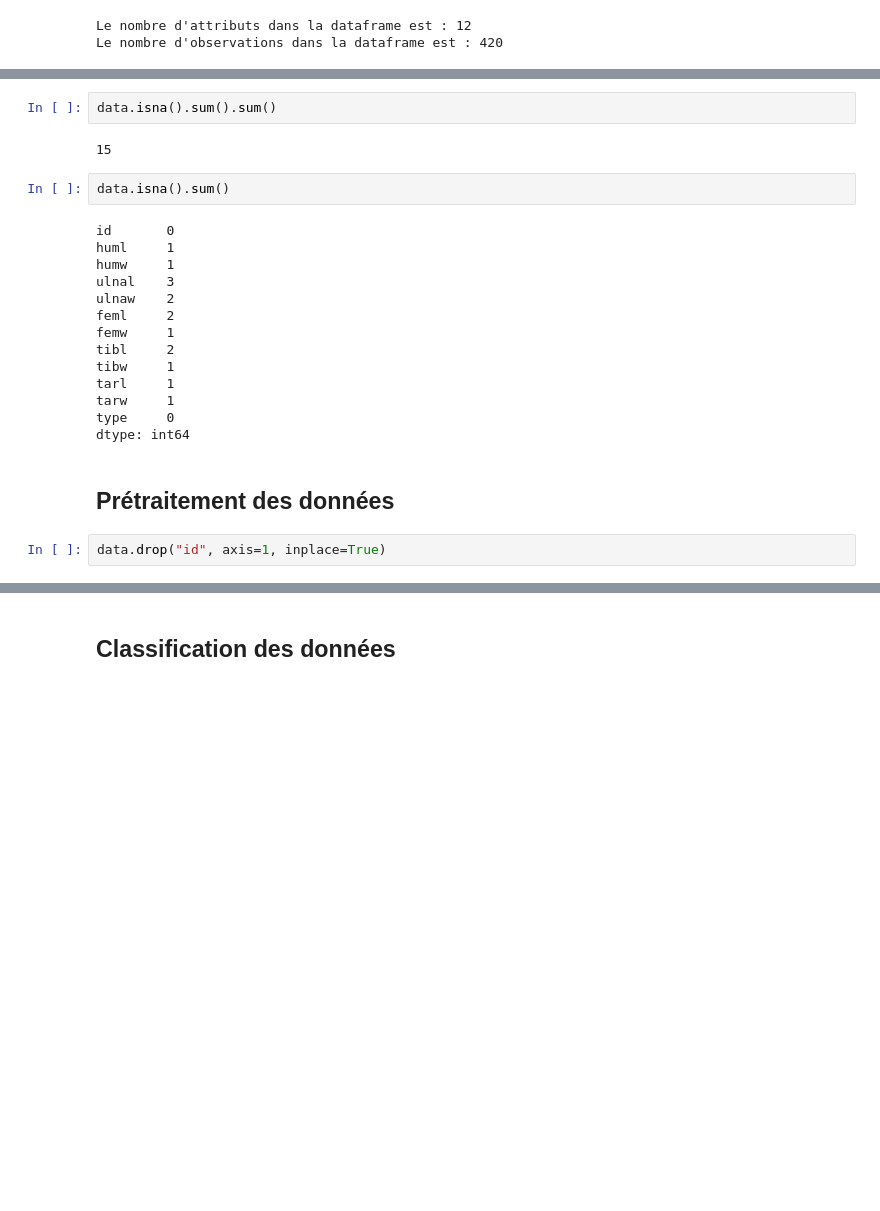
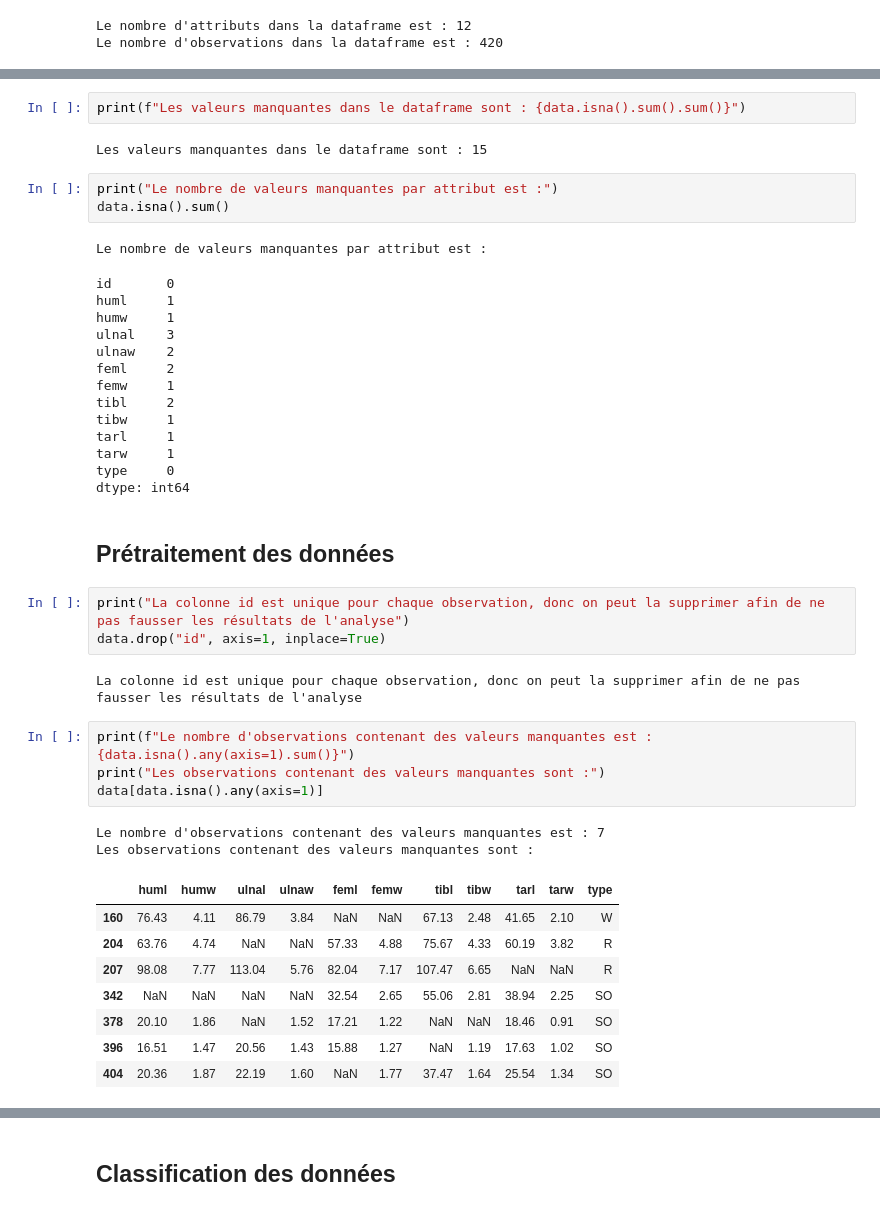
Before and after one commit to francois07/ift870-bird_bones, a Jupyter notebook: Groupe14_Projet.ipynb, the cells around one changed output, grey strips where cells are left out. Cells and saved outputs as stored; diff of their text form; blank space fills up the shorter version.

```diff
--- a/Groupe14_Projet.ipynb
+++ b/Groupe14_Projet.ipynb
@@ -74,25 +83,45 @@ data.drop("id",axis=1).duplicated().sum()
 # %%
-data.isna().sum().sum()
+print(f"Les valeurs manquantes dans le dataframe sont : {data.isna().sum().sum()}")
 # %% [output]
-15
+Les valeurs manquantes dans le dataframe sont : 15
 # %%
+print("Le nombre de valeurs manquantes par attribut est :")
 data.isna().sum()
 # %% [output]
-id       0
-huml     1
-humw     1
-ulnal    3
-ulnaw    2
-feml     2
-femw     1
-tibl     2
-tibw     1
-tarl     1
-tarw     1
-type     0
-dtype: int64
+Le nombre de valeurs manquantes par attribut est :
+id       0
+huml     1
+humw     1
+ulnal    3
+ulnaw    2
+feml     2
+femw     1
+tibl     2
+tibw     1
+tarl     1
+tarw     1
+type     0
+dtype: int64
 # %% [markdown]
 ## Prétraitement des données
 # %%
+print("La colonne id est unique pour chaque observation, donc on peut la supprimer afin de ne pas fausser les résultats de l'analyse")
 data.drop("id", axis=1, inplace=True)
+# %% [output]
+La colonne id est unique pour chaque observation, donc on peut la supprimer afin de ne pas fausser les résultats de l'analyse
+# %%
+print(f"Le nombre d'observations contenant des valeurs manquantes est : {data.isna().any(axis=1).sum()}")
+print("Les observations contenant des valeurs manquantes sont :")
+data[data.isna().any(axis=1)]
+# %% [output]
+Le nombre d'observations contenant des valeurs manquantes est : 7
+Les observations contenant des valeurs manquantes sont :
+|  | huml | humw | ulnal | ulnaw | feml | femw | tibl | tibw | tarl | tarw | type |
+| 160 | 76.43 | 4.11 | 86.79 | 3.84 | NaN | NaN | 67.13 | 2.48 | 41.65 | 2.10 | W |
+| 204 | 63.76 | 4.74 | NaN | NaN | 57.33 | 4.88 | 75.67 | 4.33 | 60.19 | 3.82 | R |
+| 207 | 98.08 | 7.77 | 113.04 | 5.76 | 82.04 | 7.17 | 107.47 | 6.65 | NaN | NaN | R |
+| 342 | NaN | NaN | NaN | NaN | 32.54 | 2.65 | 55.06 | 2.81 | 38.94 | 2.25 | SO |
+| 378 | 20.10 | 1.86 | NaN | 1.52 | 17.21 | 1.22 | NaN | NaN | 18.46 | 0.91 | SO |
+| 396 | 16.51 | 1.47 | 20.56 | 1.43 | 15.88 | 1.27 | NaN | 1.19 | 17.63 | 1.02 | SO |
+| 404 | 20.36 | 1.87 | 22.19 | 1.60 | NaN | 1.77 | 37.47 | 1.64 | 25.54 | 1.34 | SO |
 # %%
```
Also changed, not shown: parts of 20 cells of this notebook.
